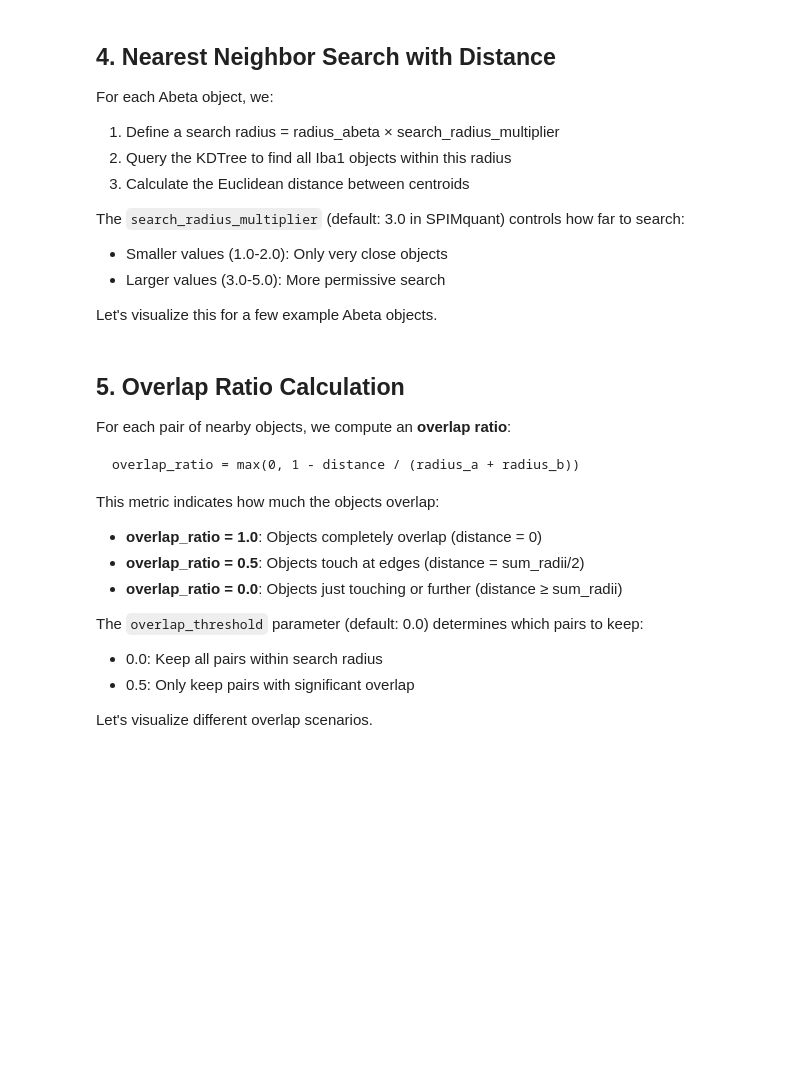
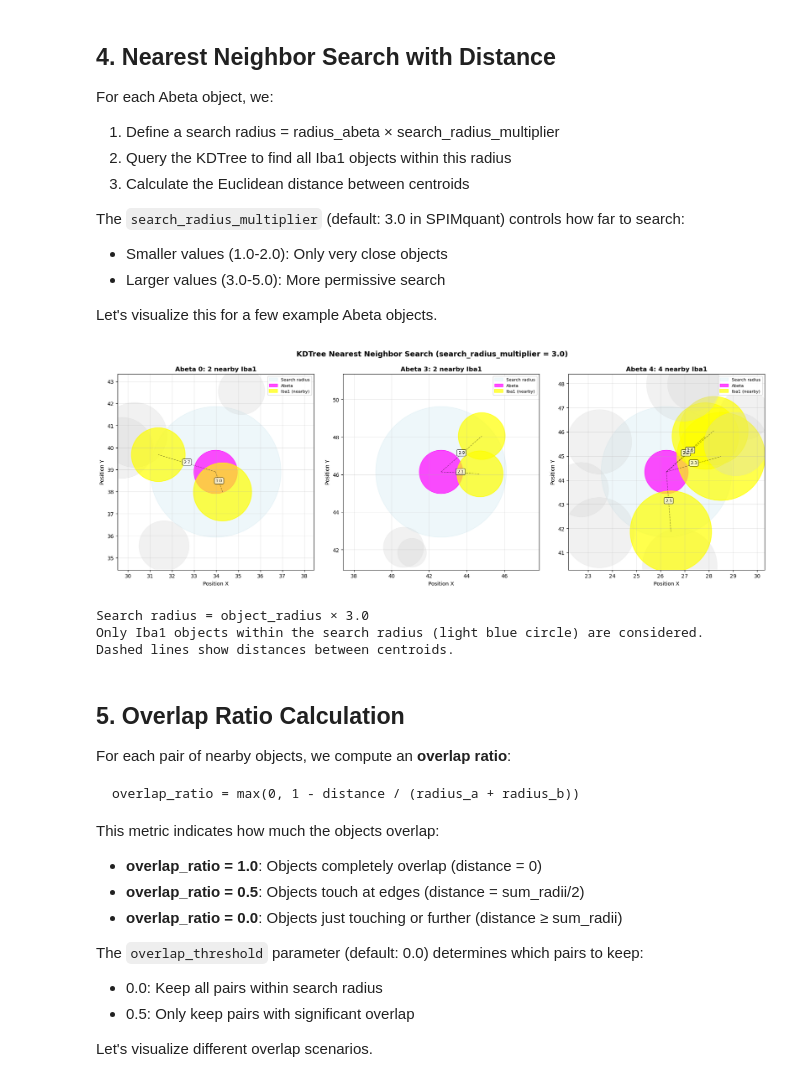
Before and after one commit to khanlab/SPIMquant, a Jupyter notebook: examples/notebooks/colocalization_visualization.ipynb, the cells around one changed output. Cells and saved outputs as stored; diff of their text form; code cells hidden in the pictures; blank space fills up the shorter version.

```diff
--- a/examples/notebooks/colocalization_visualization.ipynb
+++ b/examples/notebooks/colocalization_visualization.ipynb
@@ -41,7 +41,7 @@ Each object has:
 np.random.seed(42)
 
 # Generate Abeta plaques (magenta) - clustered in certain regions
-n_abeta = 30
+n_abeta = 300
 # Create 3 clusters of Abeta
 cluster_centers_abeta = np.array([[30, 40], [70, 20], [50, 70]])
 abeta_positions = []
@@ -52,7 +52,7 @@ for center in cluster_centers_abeta:
 abeta_positions = np.vstack(abeta_positions)
 
 # Generate varying sizes for Abeta objects
-abeta_nvoxels = np.random.lognormal(mean=5, sigma=0.8, size=n_abeta).astype(int) * 100
+abeta_nvoxels = np.random.lognormal(mean=10, sigma=0.8, size=n_abeta).astype(int) * 100
 
 # Create Abeta dataframe
 df_abeta = pd.DataFrame({
@@ -64,7 +64,7 @@ df_abeta = pd.DataFrame({
 })
 
 # Generate Iba1 microglia (yellow) - some near Abeta, some distributed
-n_iba1 = 40
+n_iba1 = 400
 # Half the Iba1 cells cluster near Abeta plaques
 n_near = n_iba1 // 2
 # Select random Abeta positions to cluster around
@@ -78,7 +78,7 @@ iba1_random = np.random.rand(n_random, 2) * 100
 iba1_positions = np.vstack([iba1_near, iba1_random])
 
 # Iba1 cells are typically smaller than plaques
-iba1_nvoxels = np.random.lognormal(mean=4, sigma=0.6, size=n_iba1).astype(int) * 50
+iba1_nvoxels = np.random.lognormal(mean=12, sigma=0.6, size=n_iba1).astype(int) * 50
 
 # Create Iba1 dataframe
 df_iba1 = pd.DataFrame({
@@ -205,7 +230,7 @@ Let's visualize this for a few example Abeta objects.
 # %%
 # Pick 3 interesting Abeta objects to demonstrate search
 # Choose ones with different scenarios: isolated, near one, near multiple
-example_indices = [5, 10, 15]  # Adjust these to get interesting examples
+example_indices = [0,3,4]
 search_radius_multiplier = 3.0
 
 fig, axes = plt.subplots(1, 3, figsize=(18, 6))
@@ -263,33 +288,38 @@ for ax_idx, abeta_idx in enumerate(example_indices):
 
     # Draw distance lines to nearby Iba1 objects
     for i in indices_nearby:
         pos_iba1 = coords_iba1[i]
         distance = np.linalg.norm(pos_abeta - pos_iba1)
         ax.plot([pos_abeta[0], pos_iba1[0]], [pos_abeta[1], pos_iba1[1]],
                 'k--', alpha=0.4, linewidth=1)
         # Add distance label
         mid_point = (pos_abeta + pos_iba1) / 2
         ax.text(mid_point[0], mid_point[1], f'{distance:.1f}',
                 fontsize=8, ha='center',
                 bbox=dict(boxstyle='round,pad=0.3', facecolor='white', alpha=0.7))
 
     ax.set_xlim(pos_abeta[0] - view_range, pos_abeta[0] + view_range)
     ax.set_ylim(pos_abeta[1] - view_range, pos_abeta[1] + view_range)
     ax.set_aspect('equal')
     ax.set_xlabel('Position X')
     ax.set_ylabel('Position Y')
     ax.set_title(f'Abeta {abeta_idx}: {len(indices_nearby)} nearby Iba1', fontweight='bold')
     ax.grid(True, alpha=0.3)
     ax.legend(loc='upper right', fontsize=8)
 
 fig.suptitle('KDTree Nearest Neighbor Search (search_radius_multiplier = 3.0)',
              fontsize=14, fontweight='bold', y=1.02)
 plt.tight_layout()
 plt.show()
 
 print(f"\nSearch radius = object_radius × {search_radius_multiplier}")
 print(f"Only Iba1 objects within the search radius (light blue circle) are considered.")
 print(f"Dashed lines show distances between centroids.")
+# %% [output]
+[figure, added]
+Search radius = object_radius × 3.0
+Only Iba1 objects within the search radius (light blue circle) are considered.
+Dashed lines show distances between centroids.
 # %% [markdown]
 ## 5. Overlap Ratio Calculation
 
```
Also changed, not shown: parts of 8 cells of this notebook.
